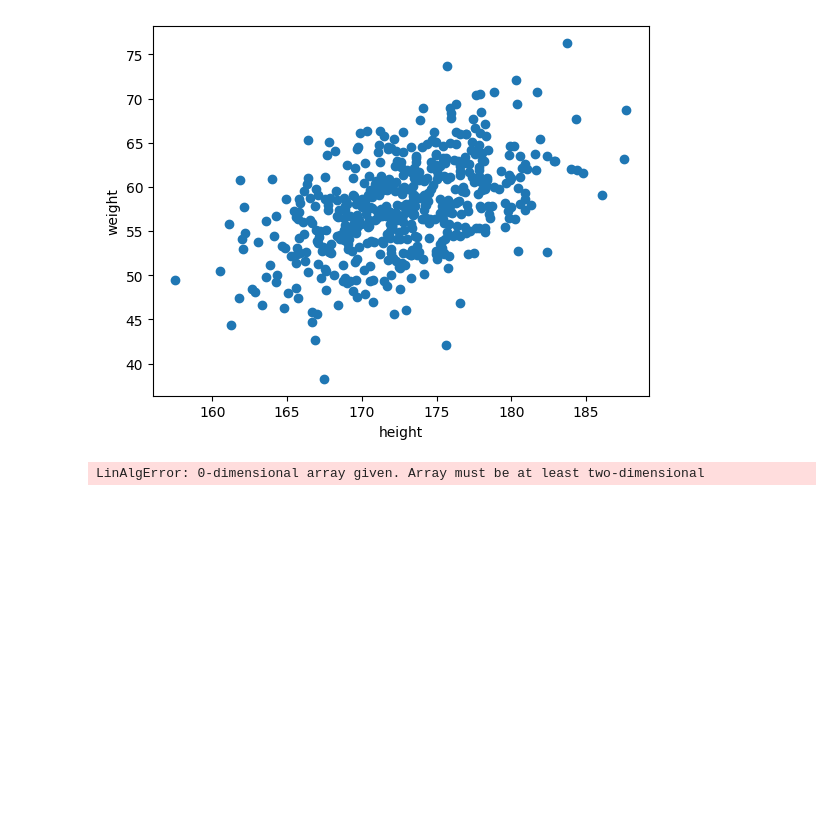
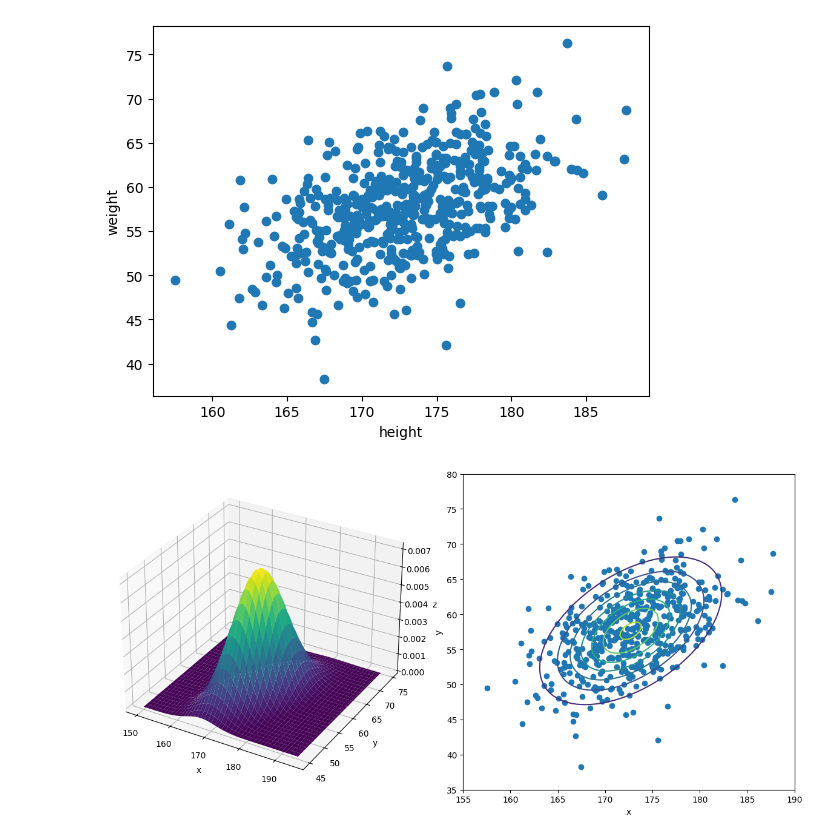
Before and after one commit to Rucious-Aladdin/DLFromScratch5, a Jupyter notebook: Chapter03/chap03.ipynb, the cells around one changed output. Saved outputs shown, nothing was run; the diff lists cells and outputs as text; code cells hidden in the pictures; blank space fills up the shorter version.

```diff
--- a/Chapter03/chap03.ipynb
+++ b/Chapter03/chap03.ipynb
@@ -305,32 +305,37 @@ plt.show()
 # %% [output]
 [figure]
 # %%
+xs = np.loadtxt(path)
 mu = np.mean(xs, axis=0)
 cov = np.cov(xs, rowvar=False)
 
-xs = np.arange(150.0, 200.0, .5)
-ys = np.arange(40.0, 80.0, .5)
+xs = np.arange(150.0, 195.0, .5)
+ys = np.arange(45.0, 75.0, .5)
 X, Y = np.meshgrid(xs, ys)
 Z = np.zeros_like(X)
 
 for i in range(X.shape[0]):
     for j in range(X.shape[1]):
         x = np.array([X[i, j], Y[i, j]])
         Z[i, j] = multivariate_normal(x, mu, cov)
 
-fig = plt.figure()
+fig = plt.figure(figsize=(12, 6))
 
 ax1 = fig.add_subplot(1, 2, 1, projection='3d')
 ax1.set_xlabel('x')
 ax1.set_ylabel('y')
 ax1.set_zlabel('z')
 ax1.plot_surface(X, Y, Z, cmap='viridis')
 
 ax2 = fig.add_subplot(1, 2, 2)
+ax2.set_ylim(35, 80)
+ax2.set_xlim(155, 190)
 ax2.set_xlabel('x')
 ax2.set_ylabel('y')
 ax2.contour(X, Y, Z)
+ax2.scatter(small_xs[:, 0], small_xs[:, 1])
 plt.tight_layout()
+plt.savefig('./result_images/multivariate-height-weight.png')
 plt.show()
 # %% [output]
-LinAlgError: 0-dimensional array given. Array must be at least two-dimensional
+[figure, added]
```
Also changed, not shown: 1 other file.
